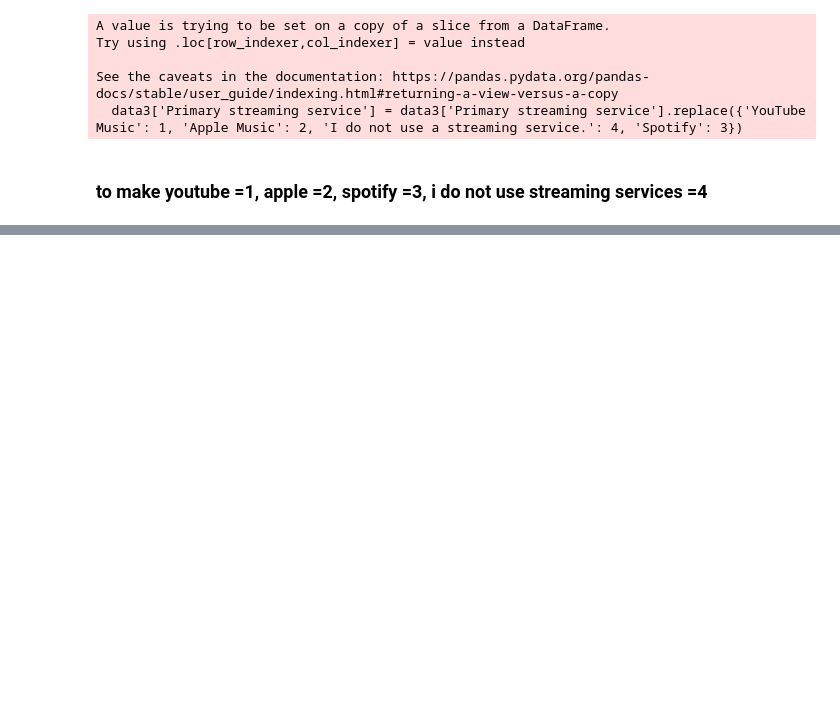
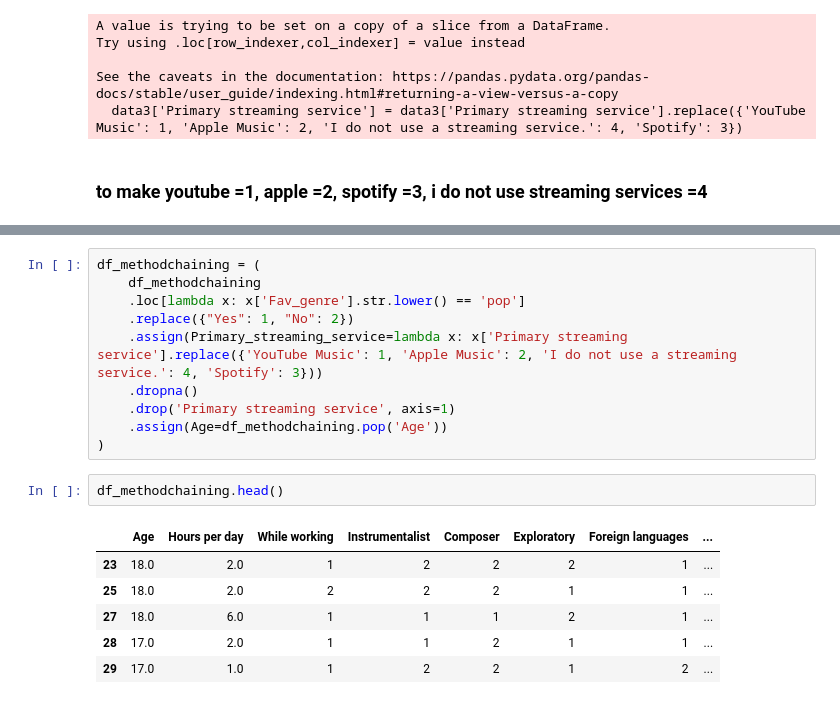
Before and after one commit to ubco-W2022T2-data301/project-group29, a Jupyter notebook: analysis/analysis3.ipynb, the cells around one changed output, grey strips where cells are left out. Drawn from its saved outputs; the diff is of its cells as text; blank space fills up the shorter version.

```diff
--- a/analysis/analysis3.ipynb
+++ b/analysis/analysis3.ipynb
@@ -462,0 +446,19 @@ data3.dropna()
+# %%
+df_methodchaining = (
+    df_methodchaining
+    .loc[lambda x: x['Fav_genre'].str.lower() == 'pop']
+    .replace({"Yes": 1, "No": 2})
+    .assign(Primary_streaming_service=lambda x: x['Primary streaming service'].replace({'YouTube Music': 1, 'Apple Music': 2, 'I do not use a streaming service.': 4, 'Spotify': 3}))
+    .dropna()
+    .drop('Primary streaming service', axis=1)
+    .assign(Age=df_methodchaining.pop('Age'))
+)
+# %%
+df_methodchaining.head()
+# %% [output]
+|  | Age | Hours per day | While working | Instrumentalist | Composer | Exploratory | Foreign languages | ... |
+| 23 | 18.0 | 2.0 | 1 | 2 | 2 | 2 | 1 | ... |
+| 25 | 18.0 | 2.0 | 2 | 2 | 2 | 1 | 1 | ... |
+| 27 | 18.0 | 6.0 | 1 | 1 | 1 | 2 | 1 | ... |
+| 28 | 17.0 | 2.0 | 1 | 1 | 2 | 1 | 1 | ... |
+| 29 | 17.0 | 1.0 | 1 | 2 | 2 | 1 | 2 | ... |
```
Also changed, not shown: parts of 30 cells of this notebook, 2 other files.
